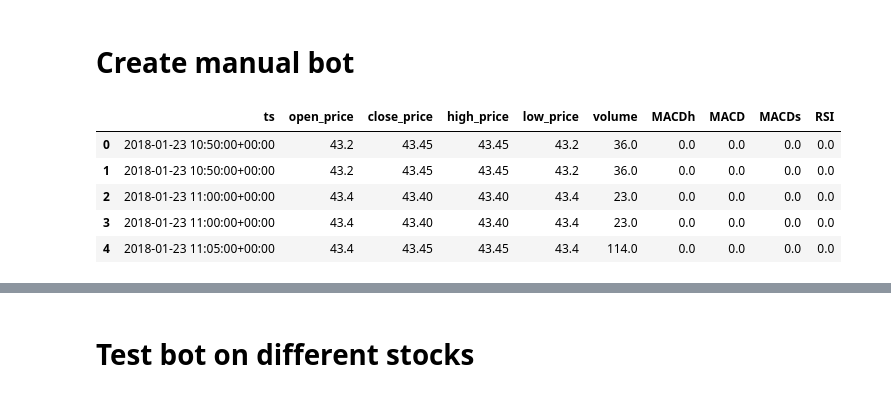
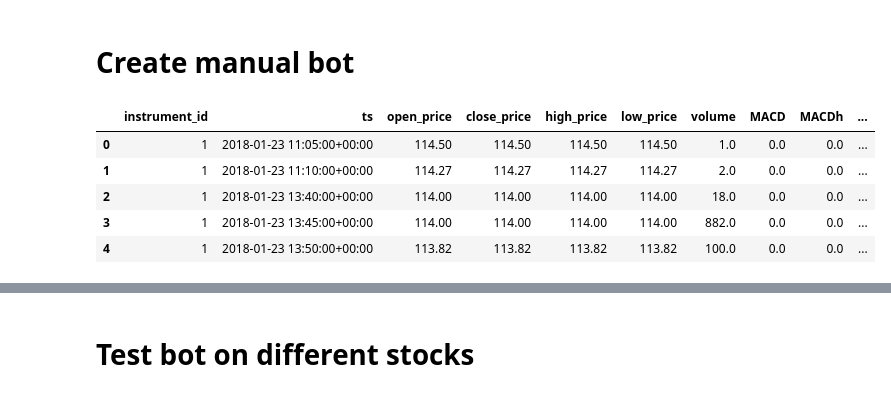
Before and after one commit to crabio/tinkoff-invest-bot, a Jupyter notebook: candles_analyzer/analyze.ipynb, the cells around one changed output, grey strips where cells are left out. Saved outputs shown, nothing was run; the diff lists cells and outputs as text; code cells hidden in the pictures.

```diff
--- a/candles_analyzer/analyze.ipynb
+++ b/candles_analyzer/analyze.ipynb
@@ -60,31 +51,35 @@ def preprocess_data(df):
     df.ta.macd(fast=12,slow=26,signal=9,append=True)
 
     # Add Stochastic RSI
-    df.ta.stochrsi(append=True)
+    df.ta.stochrsi(14,14,3,3,append=True)
+    # # Add RSI
+    # df.ta.rsi(14,append=True)
 
     # Rename columns
     df = df.rename(columns={
         "MACD_12_26_9": "MACD",
         "MACDs_12_26_9": "MACDs",
         "MACDh_12_26_9": "MACDh",
-        "STOCHRSIk_14_14_3_3": "RSI"})
-
-    # Shift MACD signals
-    # TEST!!!
-    shift_count = 4
-    df["MACD"] = df["MACD"].shift(-shift_count)
-    df["MACDs"] = df["MACDs"].shift(-shift_count)
-    df["MACDh"] = df["MACDh"].shift(-shift_count)
+        "STOCHRSIk_14_14_3_3": "RSIk",
+        "STOCHRSId_14_14_3_3": "RSId",
+        # "RSI_14": "RSI",
+    })
 
     # Calc RSI signals
     RSI_oversold_threshold = 20
     RSI_overbouht_threshold = 80
 
-    df["RSI_oversold"] = df["RSI"] <= RSI_oversold_threshold
-    df["RSI_overbought"] = df["RSI"] >= RSI_overbouht_threshold
+    df["RSI_buy"] = (df["RSIk"].shift() <= RSI_oversold_threshold) &\
+        (df["RSIk"].shift() <= df["RSId"].shift()) &\
+        (df["RSIk"] > df["RSId"])
+    df["RSI_sell"] = (df["RSIk"].shift() >= RSI_overbouht_threshold) &\
+        (df["RSIk"].shift() >= df["RSId"].shift()) &\
+        (df["RSIk"] < df["RSId"])
 
-    df["MACD_buy"] = (df["MACDh"] > 0) & (df["MACDh"].shift() <= 0)
-    df["MACD_sell"] = (df["MACDh"] <= 0) & (df["MACDh"].shift() > 0)
+    MACD_threshold = 0.001
+
+    df["MACD_buy"] = (df["MACDh"] > MACD_threshold) & (df["MACDh"].shift() < 0)
+    df["MACD_sell"] = (df["MACDh"] < -MACD_threshold) & (df["MACDh"].shift() > 0)
 
     # Fill na
     df = df.fillna(0)
@@ -184,17 +182,17 @@ plt.legend()
 # %%
 # Create dataset for bot
 # Preprocess data
-bot_df = preprocess_data(df[df["instrument_id"] == 318].iloc[:1000])
+bot_df = preprocess_data(df[df["instrument_id"] == 1]).iloc[:500]
 # Select columns
-bot_df = bot_df[["ts","open_price","close_price","high_price","low_price","volume","MACDh","MACD","MACDs","RSI"]]
+# bot_df = bot_df[["ts","open_price","close_price","high_price","low_price","volume","MACDh","RSI"]]
 bot_df.head()
 # %% [output]
-|  | ts | open_price | close_price | high_price | low_price | volume | MACDh | MACD | MACDs | RSI |
-| 0 | 2018-01-23 10:50:00+00:00 | 43.2 | 43.45 | 43.45 | 43.2 | 36.0 | 0.0 | 0.0 | 0.0 | 0.0 |
-| 1 | 2018-01-23 10:50:00+00:00 | 43.2 | 43.45 | 43.45 | 43.2 | 36.0 | 0.0 | 0.0 | 0.0 | 0.0 |
-| 2 | 2018-01-23 11:00:00+00:00 | 43.4 | 43.40 | 43.40 | 43.4 | 23.0 | 0.0 | 0.0 | 0.0 | 0.0 |
-| 3 | 2018-01-23 11:00:00+00:00 | 43.4 | 43.40 | 43.40 | 43.4 | 23.0 | 0.0 | 0.0 | 0.0 | 0.0 |
-| 4 | 2018-01-23 11:05:00+00:00 | 43.4 | 43.45 | 43.45 | 43.4 | 114.0 | 0.0 | 0.0 | 0.0 | 0.0 |
+|  | instrument_id | ts | open_price | close_price | high_price | low_price | volume | MACD | MACDh | ... |
+| 0 | 1 | 2018-01-23 11:05:00+00:00 | 114.50 | 114.50 | 114.50 | 114.50 | 1.0 | 0.0 | 0.0 | ... |
+| 1 | 1 | 2018-01-23 11:10:00+00:00 | 114.27 | 114.27 | 114.27 | 114.27 | 2.0 | 0.0 | 0.0 | ... |
+| 2 | 1 | 2018-01-23 13:40:00+00:00 | 114.00 | 114.00 | 114.00 | 114.00 | 18.0 | 0.0 | 0.0 | ... |
+| 3 | 1 | 2018-01-23 13:45:00+00:00 | 114.00 | 114.00 | 114.00 | 114.00 | 882.0 | 0.0 | 0.0 | ... |
+| 4 | 1 | 2018-01-23 13:50:00+00:00 | 113.82 | 113.82 | 113.82 | 113.82 | 100.0 | 0.0 | 0.0 | ... |
 # %%
 logging.getLogger().setLevel(logging.DEBUG)
 
```
Also changed, not shown: parts of 9 cells of this notebook, 7 other files.
